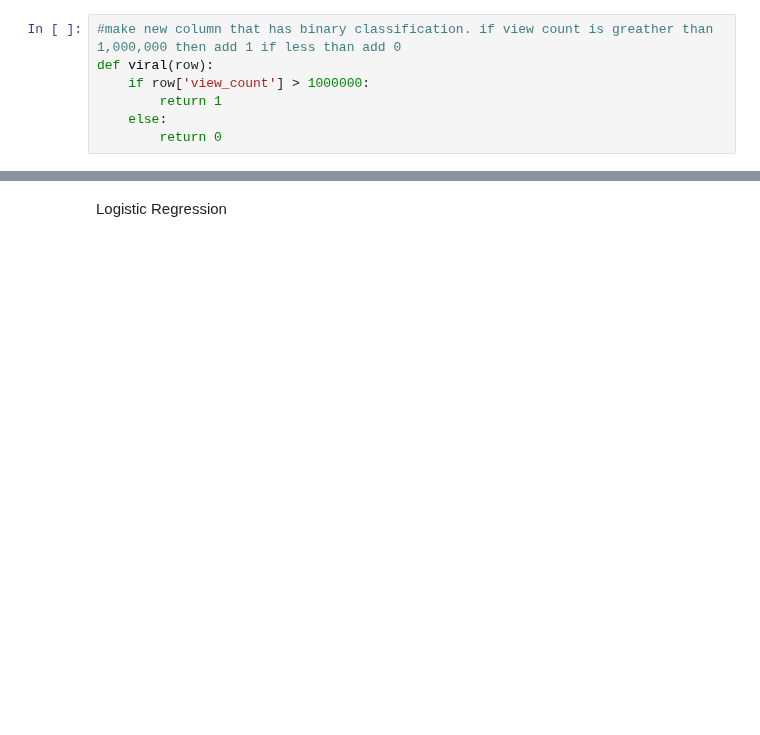
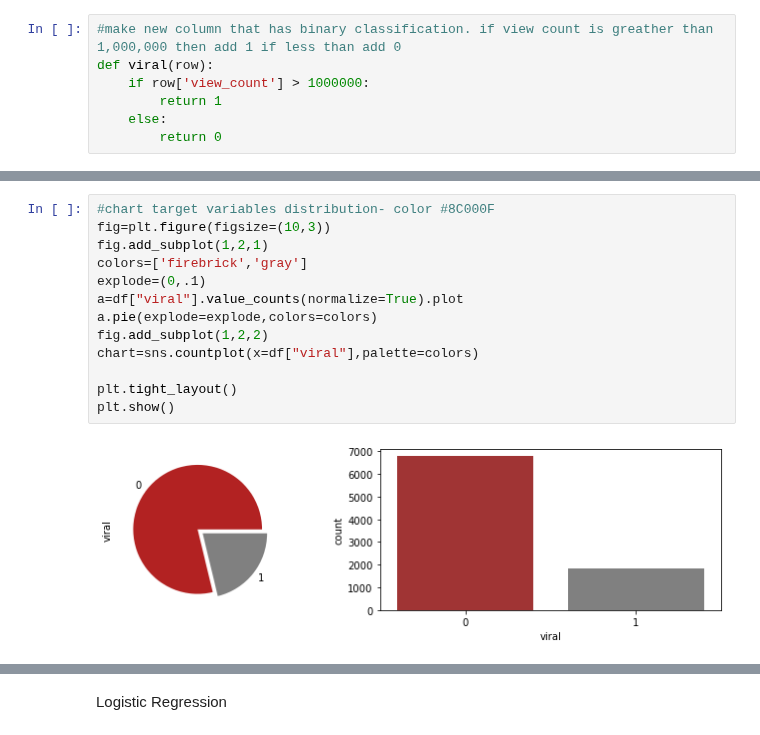
Before and after one commit to SNEHALDD/Youtube_Video_Analysis, a Jupyter notebook: ML_Jupyter_Notebook_Files/machine_learning.ipynb, the cells around one changed output, grey strips where cells are left out. Saved outputs shown, nothing was run; the diff lists cells and outputs as text; blank space fills up the shorter version.

```diff
--- a/ML_Jupyter_Notebook_Files/machine_learning.ipynb
+++ b/ML_Jupyter_Notebook_Files/machine_learning.ipynb
@@ -90,0 +82,15 @@ df1
+# %%
+#chart target variables distribution- color #8C000F
+fig=plt.figure(figsize=(10,3))
+fig.add_subplot(1,2,1)
+colors=['firebrick','gray']
+explode=(0,.1)
+a=df["viral"].value_counts(normalize=True).plot
+a.pie(explode=explode,colors=colors)
+fig.add_subplot(1,2,2)
+chart=sns.countplot(x=df["viral"],palette=colors)
+
+plt.tight_layout()
+plt.show()
+# %% [output]
+[figure, added]
```
Also changed, not shown: parts of 55 cells of this notebook, 2 other files.
